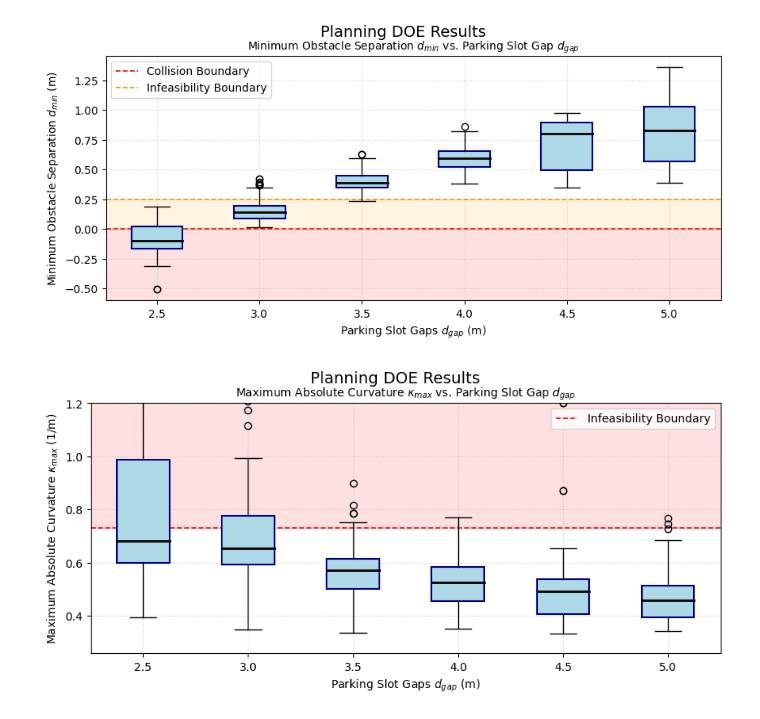
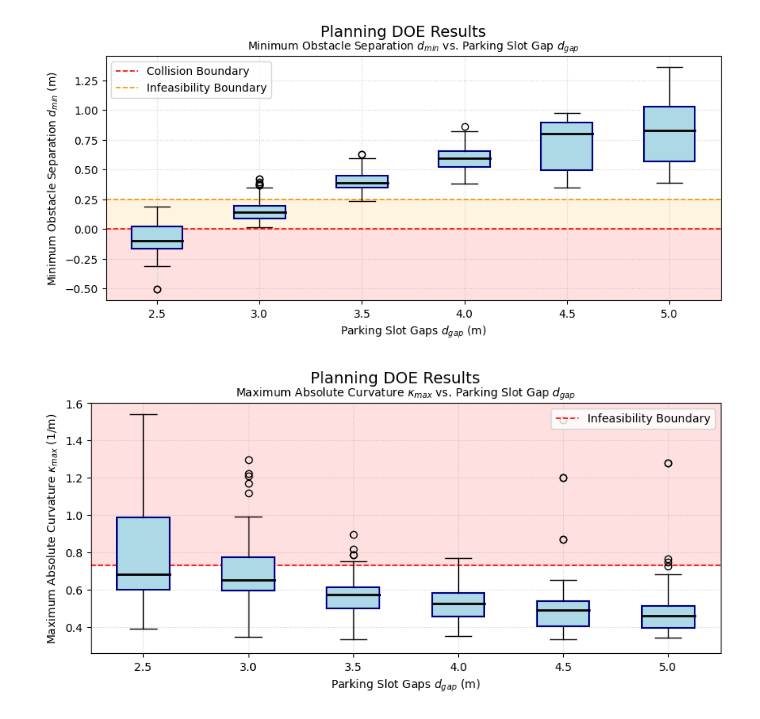
Before and after one commit to SamKhzym/cloud-auto-park, a Jupyter notebook: sim_ws/src/digital_twin/cloud_auto_park/analysis/planning_doe.ipynb, the cells around one changed output. Saved outputs shown, nothing was run; the diff lists cells and outputs as text; code cells hidden in the pictures.

```diff
--- a/sim_ws/src/digital_twin/cloud_auto_park/analysis/planning_doe.ipynb
+++ b/sim_ws/src/digital_twin/cloud_auto_park/analysis/planning_doe.ipynb
@@ -277,28 +277,28 @@ plt.savefig('figures/planning_doe_minsep_boxplot.svg')
 # %%
 plt.gcf().set_size_inches(10, 4)
 
 plt.axhline(y=K_max, color='red', linestyle='--', linewidth=1.2, label='Infeasibility Boundary')
 
 plt.boxplot([group['max_abs_curv'] for group in data_groups], labels=[g - 2 for g in gaps],
             patch_artist=True,
             medianprops={'color': 'black', 'linewidth': 2},
             boxprops=dict(facecolor='lightblue', color='navy', linewidth=1.5))
 
 ymin, ymax = plt.ylim()
 
 plt.axhspan(ymin=K_max, ymax=10, color='red', alpha=0.12, zorder=-999)
 
-plt.ylim(ymin, 1.3)
+plt.ylim(ymin, 1.6)
 
 plt.grid(True, linestyle=':', alpha=0.6)
 plt.xlabel('Parking Slot Gaps $d_{gap}$ (m)')
 plt.ylabel('Maximum Absolute Curvature $\kappa_{max}$ (1/m)')
 plt.legend(loc='upper right')
 plt.suptitle('Planning DOE Results', fontsize=14)
 plt.gca().set_title('Maximum Absolute Curvature $\kappa_{max}$ vs. Parking Slot Gap $d_{gap}$', fontsize=10)
 plt.savefig('figures/planning_doe_maxabscurv_boxplot.svg')
 # %% [output]
-[figure, old version]
+[figure, new version]
 # %%
 all_groups = [results_df_opt] + data_groups
 all_gaps = [0] + gaps
```
Also changed, not shown: 4 other files.
